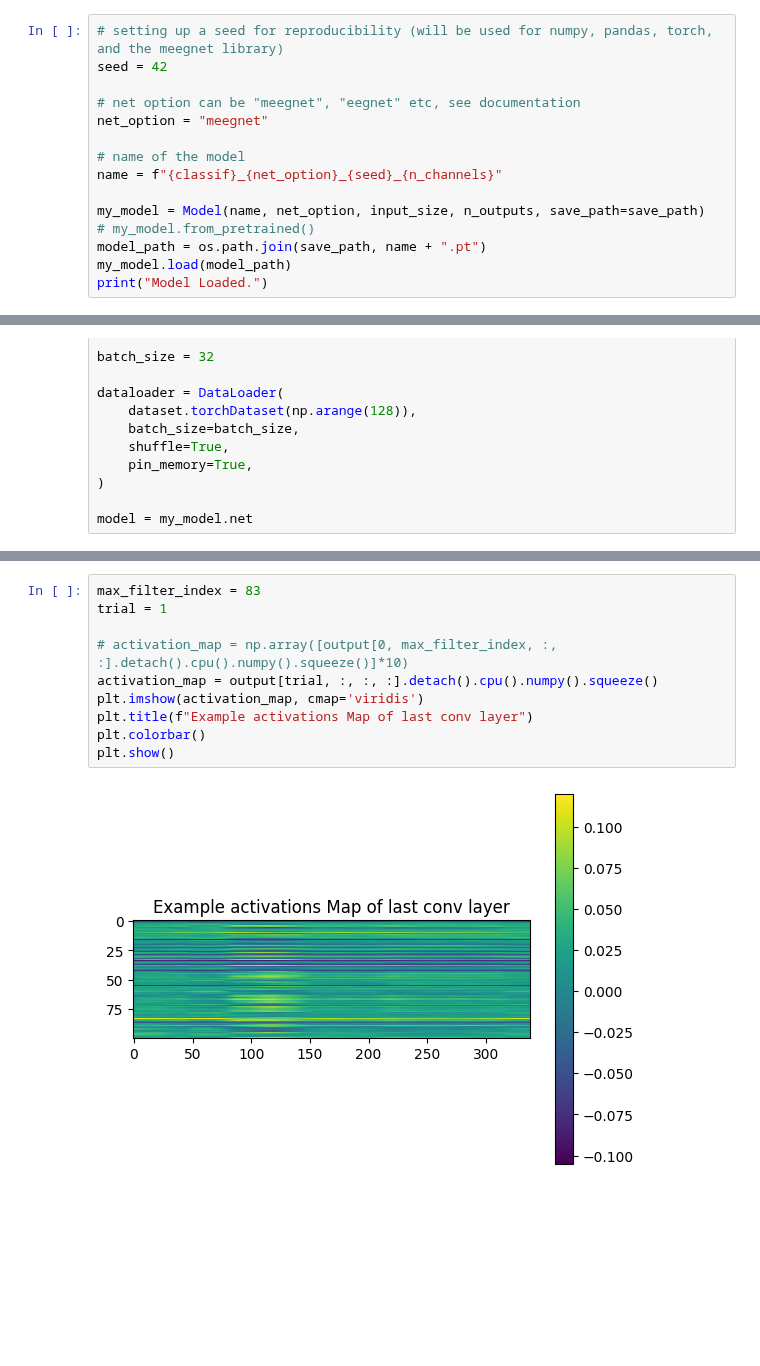
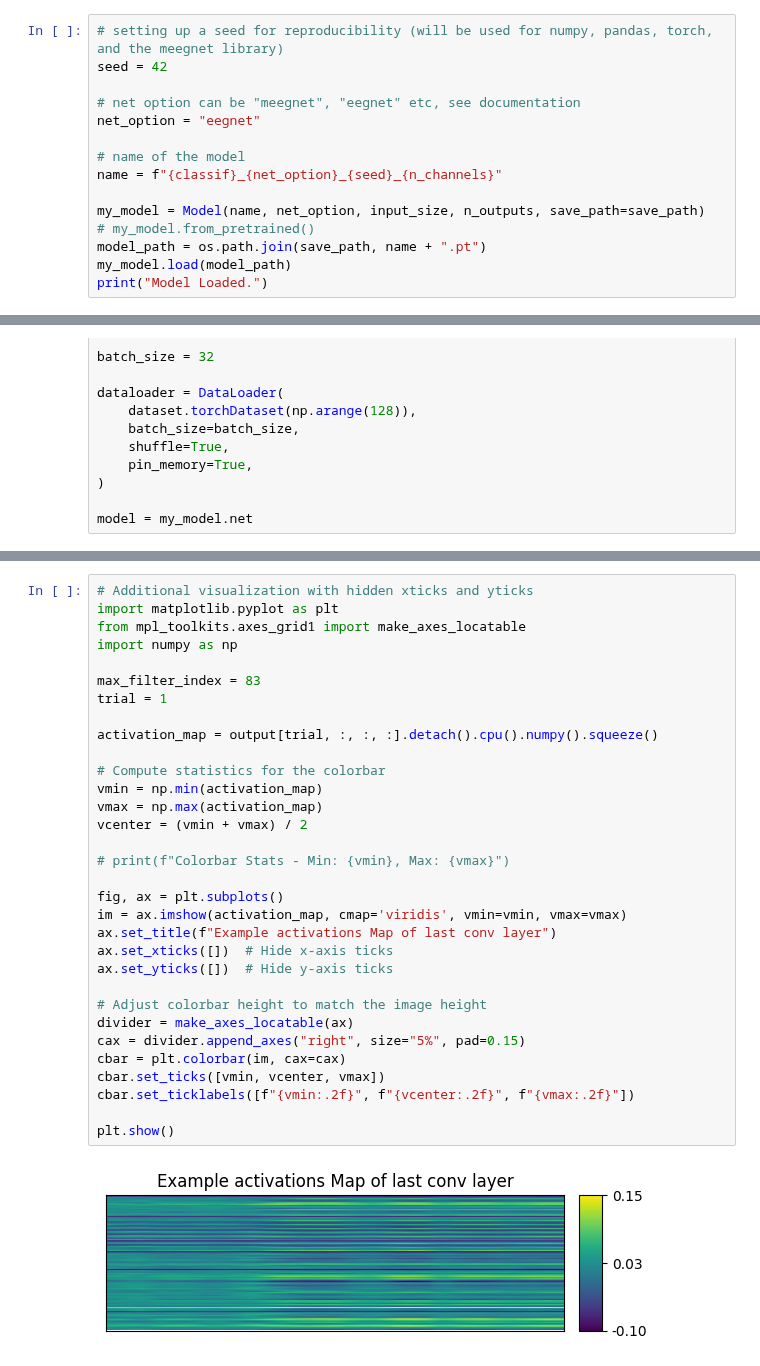
Before and after one commit to arthurdehgan/meegnet, a Jupyter notebook: notebooks/visu_filters.ipynb, the cells around one changed output, grey strips where cells are left out. Cells and saved outputs as stored; diff of their text form; blank space fills up the shorter version.

```diff
--- a/notebooks/visu_filters.ipynb
+++ b/notebooks/visu_filters.ipynb
@@ -37,7 +37,7 @@ model_path = save_path
 seed = 42
 
 # net option can be "meegnet", "eegnet" etc, see documentation
-net_option = "meegnet"
+net_option = "eegnet"
 
 # name of the model
 name = f"{classif}_{net_option}_{seed}_{n_channels}"
@@ -258,13 +261,35 @@ for maximum_activated_filter, where_in_the_signal, out, label in zip(final, max_
 # %%
+# Additional visualization with hidden xticks and yticks
+import matplotlib.pyplot as plt
+from mpl_toolkits.axes_grid1 import make_axes_locatable
+import numpy as np
+
 max_filter_index = 83
 trial = 1
 
-# activation_map = np.array([output[0, max_filter_index, :, :].detach().cpu().numpy().squeeze()]*10)
 activation_map = output[trial, :, :, :].detach().cpu().numpy().squeeze()
-plt.imshow(activation_map, cmap='viridis')
-plt.title(f"Example activations Map of last conv layer")
-plt.colorbar()
+
+# Compute statistics for the colorbar
+vmin = np.min(activation_map)
+vmax = np.max(activation_map)
+vcenter = (vmin + vmax) / 2
+
+# print(f"Colorbar Stats - Min: {vmin}, Max: {vmax}")
+
+fig, ax = plt.subplots()
+im = ax.imshow(activation_map, cmap='viridis', vmin=vmin, vmax=vmax)
+ax.set_title(f"Example activations Map of last conv layer")
+ax.set_xticks([])  # Hide x-axis ticks
+ax.set_yticks([])  # Hide y-axis ticks
+
+# Adjust colorbar height to match the image height
+divider = make_axes_locatable(ax)
+cax = divider.append_axes("right", size="5%", pad=0.15)
+cbar = plt.colorbar(im, cax=cax)
+cbar.set_ticks([vmin, vcenter, vmax])
+cbar.set_ticklabels([f"{vmin:.2f}", f"{vcenter:.2f}", f"{vmax:.2f}"])
+
 plt.show()
 # %% [output]
-[figure, old version]
+[figure, new version]
 # %%
```
Also changed, not shown: parts of 8 cells of this notebook, 11 other files.
